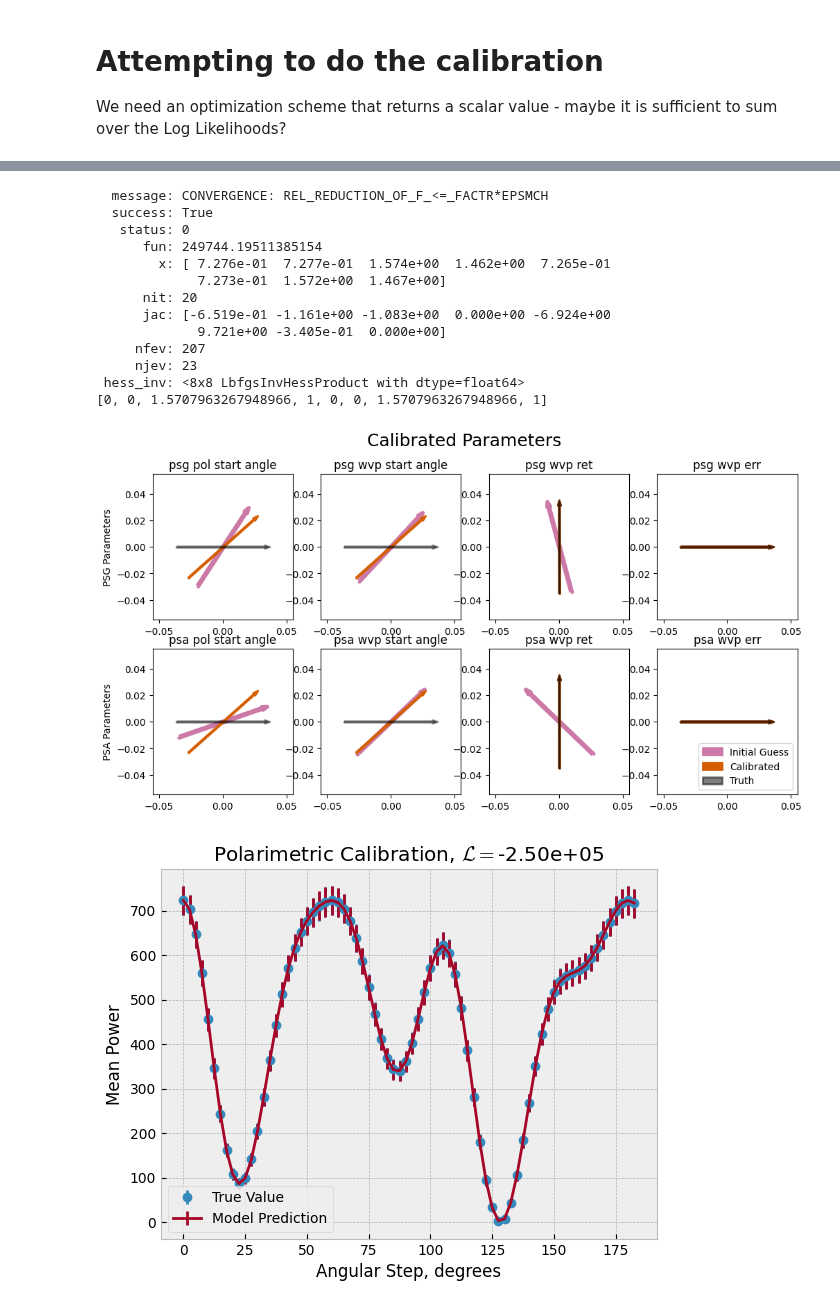
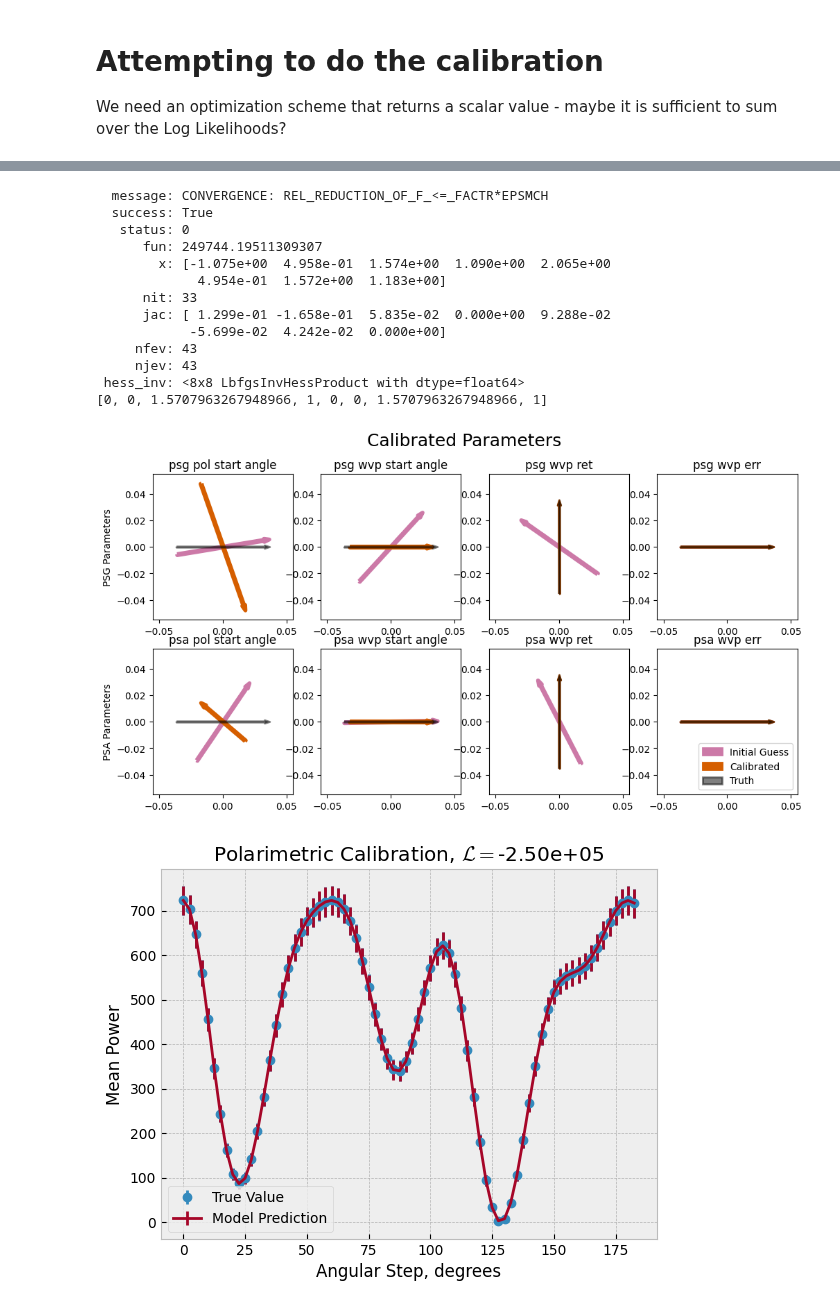
Before and after one commit to Jashcraf/katsu, a Jupyter notebook: docs/notebooks/incomplete/MaxLikelihoodCalibration.ipynb, the cells around one changed output, grey strips where cells are left out. Saved outputs shown, nothing was run; the diff lists cells and outputs as text; code cells hidden in the pictures.

```diff
--- a/docs/notebooks/incomplete/MaxLikelihoodCalibration.ipynb
+++ b/docs/notebooks/incomplete/MaxLikelihoodCalibration.ipynb
@@ -395,6 +395,11 @@ The likelihood gets orders of magniutde larger! So maximizing the likelihood doe
 
 We need an optimization scheme that returns a scalar value - maybe it is sufficient to sum over the Log Likelihoods?
 # %%
+
+
+from jax import value_and_grad
+from jax.scipy.stats import poisson
+
 def compute_likelihood(x):
     """Create simulated power measurement
 
@@ -425,4 +430,7 @@ def compute_likelihood(x):
     # Sum the likelihoods of everything
     loglike = np.sum(np.asarray(log_likelihood))
 
-    return loglike
+    return -loglike
+
+
+compute_likelihood_fg = value_and_grad(compute_likelihood)
@@ -429,7 +442,15 @@ def compute_likelihood(x):
 # %%
 from scipy.optimize import minimize
+from tqdm import tqdm
 
-results = minimize(compute_likelihood, x0=np.asarray(x_model), method="L-BFGS-B")
+MAX_ITERS = 100
+
+def callback(xk):
+    pbar.update(1)
+
+with tqdm(total=MAX_ITERS) as pbar:
+    results = minimize(compute_likelihood_fg, x0=np.asarray(x_model), callback=callback, method="L-BFGS-B", jac=True,
+                       options={"maxiter": MAX_ITERS})
 # %%
 print(results)
 print(x_truth)
@@ -439,37 +460,46 @@ labels = ["psg pol start angle", "psg wvp start angle", "psg wvp ret", "psg wvp
   message: CONVERGENCE: REL_REDUCTION_OF_F_<=_FACTR*EPSMCH
   success: True
    status: 0
-      fun: 249744.19511385154
-        x: [ 7.276e-01  7.277e-01  1.574e+00  1.462e+00  7.265e-01
-             7.273e-01  1.572e+00  1.467e+00]
-      nit: 20
-      jac: [-6.519e-01 -1.161e+00 -1.083e+00  0.000e+00 -6.924e+00
-             9.721e+00 -3.405e-01  0.000e+00]
-     nfev: 207
-     njev: 23
+      fun: 249744.19511309307
+        x: [-1.075e+00  4.958e-01  1.574e+00  1.090e+00  2.065e+00
+             4.954e-01  1.572e+00  1.183e+00]
+      nit: 33
+      jac: [ 1.299e-01 -1.658e-01  5.835e-02  0.000e+00  9.288e-02
+            -5.699e-02  4.242e-02  0.000e+00]
+     nfev: 43
+     njev: 43
  hess_inv: <8x8 LbfgsInvHessProduct with dtype=float64>
 [0, 0, 1.5707963267948966, 1, 0, 0, 1.5707963267948966, 1]
 # %%
 plt.style.use("default")
 fig, axs = plt.subplots(figsize=[12,6], ncols=4, nrows=2)
 fig.suptitle("Calibrated Parameters", fontsize=18)
 for i, (xc, xt, xm, ax) in enumerate(zip(results.x, x_truth, x_model, axs.ravel())):
 
     ax.set_title(labels[i])
     if i == 3 or i == 7:
         ax.quiver(0, 0, 1, 0, label="Initial Guess", scale=1.5, pivot="middle", edgecolor="#CC79A7", color="#CC79A7", linewidth=2)
         ax.quiver(0, 0, 1, 0, label="Calibrated", scale=1.5, pivot="middle", edgecolor="#D55E00", color="#D55E00", linewidth=2)
         ax.quiver(0, 0, 1, 0, label="Truth", scale=1.5, pivot="middle", edgecolor="k", alpha=0.5, linewidth=2)
-    else:
+    elif i == 2 or i == 6:
         ax.quiver(0, 0, np.cos(xm), np.sin(xm), label="Initial Guess", scale=1.5, pivot="middle", edgecolor="#CC79A7", color="#CC79A7", linewidth=4)
         ax.quiver(0, 0, np.cos(xc), np.sin(xc), label="Calibrated", scale=1.5, pivot="middle", edgecolor="#D55E00", color="#D55E00", linewidth=2)
+        ax.quiver(0, 0, np.cos(xt), np.sin(xt), label="Truth", scale=1.5, pivot="middle", edgecolor="k", alpha=0.5, linewidth=2)
+    else:
+        diff_model_tx = np.cos(xm) #- np.cos(x_model[5])
+        diff_model_ty = np.sin(xm) # - np.sin(x_model[5])
+        norm = np.sqrt(diff_model_tx**2 + diff_model_tx**2)
+        # diff_model_tx /= norm
+        # diff_model_ty /= norm
+        ax.quiver(0, 0, diff_model_tx, diff_model_ty, label="Initial Guess", scale=1.5, pivot="middle", edgecolor="#CC79A7", color="#CC79A7", linewidth=4)
+        ax.quiver(0, 0, np.cos(xc), np.sin(xc) - np.sin(results.x[5]), label="Calibrated", scale=1.5, pivot="middle", edgecolor="#D55E00", color="#D55E00", linewidth=4)
         ax.quiver(0, 0, np.cos(xt), np.sin(xt), label="Truth", scale=1.5, pivot="middle", edgecolor="k", alpha=0.5, linewidth=2)
 axs[0,0].set_ylabel("PSG Parameters")
 axs[1,0].set_ylabel("PSA Parameters")
 plt.legend(loc="lower right")
 plt.show()
 # %% [output]
-[figure, old version]
+[figure, new version]
 # %%
 power_calibrated = measurement(results.x, noisy=True)
 mean_calirbated = np.mean(mask * power_calibrated, axis=(1, 2))
```
Also changed, not shown: parts of 8 cells of this notebook, 1 other file.
